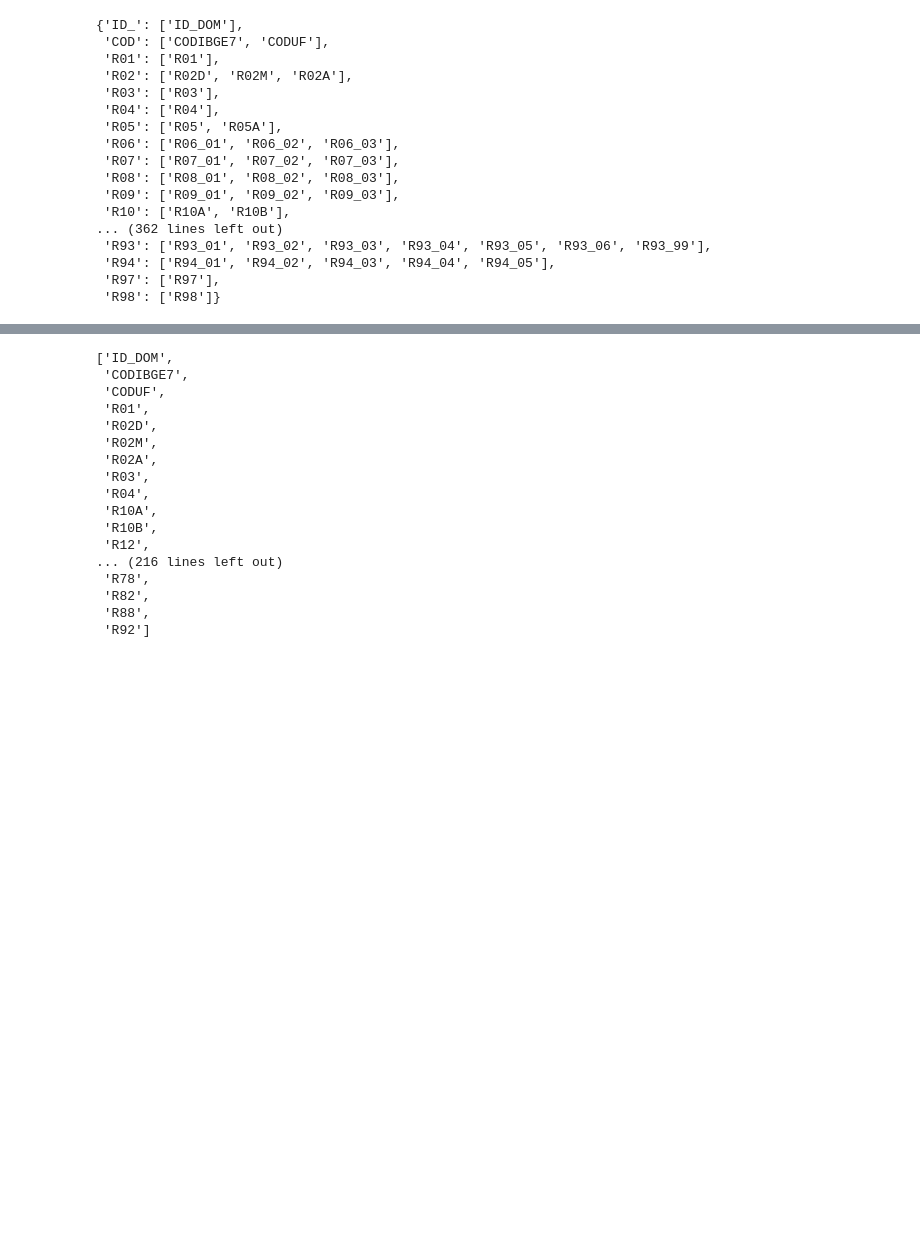
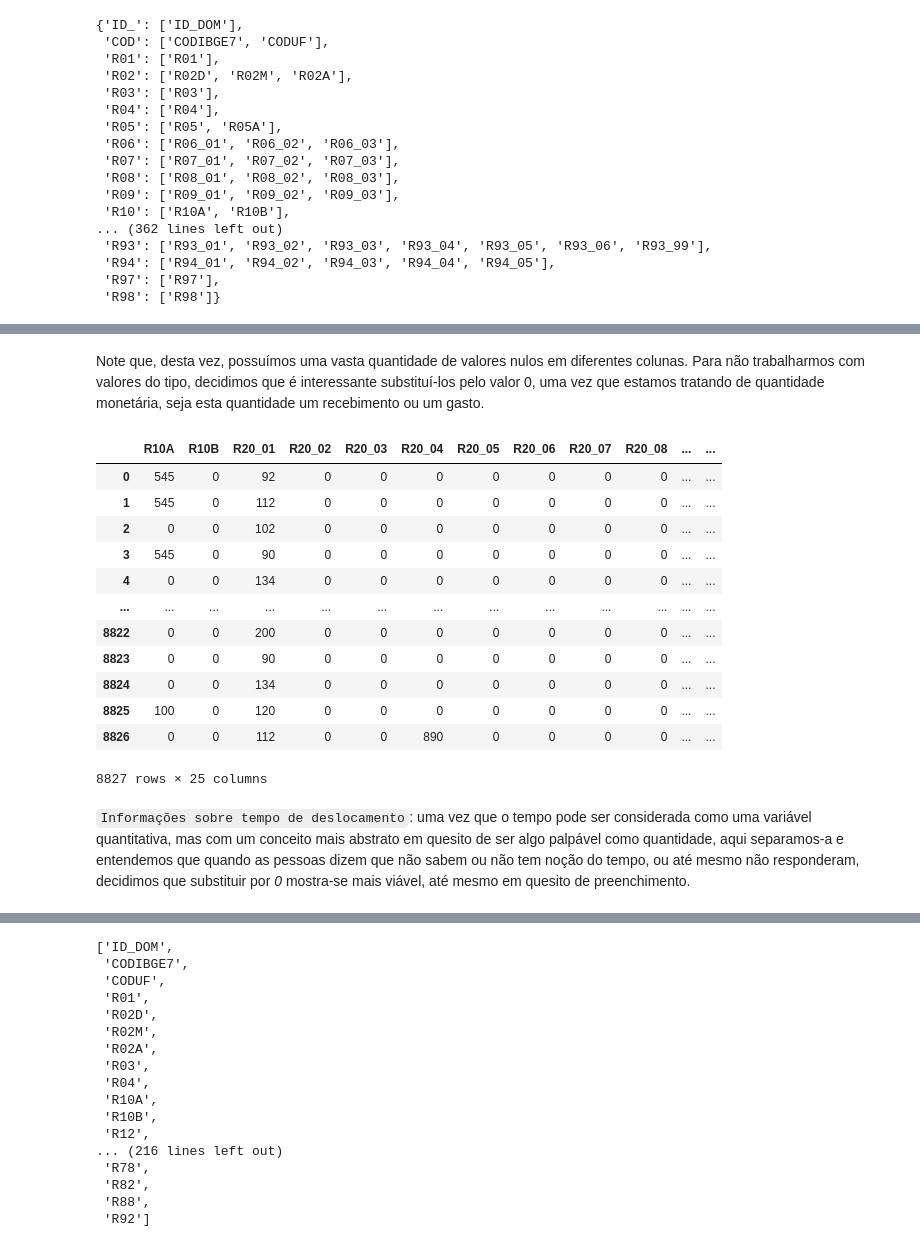
Before and after one commit to insper-classroom/23-1a-cd-p2-anderson_samuel_vinicius, a Jupyter notebook: Relatório.ipynb, the cells around one changed output, grey strips where cells are left out. Saved outputs shown, nothing was run; the diff lists cells and outputs as text; code cells hidden in the pictures; blank space fills up the shorter version.

```diff
--- a/Relatório.ipynb
+++ b/Relatório.ipynb
@@ -130,0 +178,23 @@ col_per_quest
+# %% [markdown]
+Note que, desta vez, possuímos uma vasta quantidade de valores nulos em diferentes colunas. Para não trabalharmos com valores do tipo, decidimos que é interessante substituí-los pelo valor 0, uma vez que estamos tratando de quantidade monetária, seja esta quantidade um recebimento ou um gasto.
+# %%
+for column in list(info_money):
+    info_money.loc[[(not x.isnumeric()) for x in info_money[column]], column] = 0
+
+info_money
+# %% [output]
+|  | R10A | R10B | R20_01 | R20_02 | R20_03 | R20_04 | R20_05 | R20_06 | R20_07 | R20_08 | ... | ... |
+| 0 | 545 | 0 | 92 | 0 | 0 | 0 | 0 | 0 | 0 | 0 | ... | ... |
+| 1 | 545 | 0 | 112 | 0 | 0 | 0 | 0 | 0 | 0 | 0 | ... | ... |
+| 2 | 0 | 0 | 102 | 0 | 0 | 0 | 0 | 0 | 0 | 0 | ... | ... |
+| 3 | 545 | 0 | 90 | 0 | 0 | 0 | 0 | 0 | 0 | 0 | ... | ... |
+| 4 | 0 | 0 | 134 | 0 | 0 | 0 | 0 | 0 | 0 | 0 | ... | ... |
+| ... | ... | ... | ... | ... | ... | ... | ... | ... | ... | ... | ... | ... |
+| 8822 | 0 | 0 | 200 | 0 | 0 | 0 | 0 | 0 | 0 | 0 | ... | ... |
+| 8823 | 0 | 0 | 90 | 0 | 0 | 0 | 0 | 0 | 0 | 0 | ... | ... |
+| 8824 | 0 | 0 | 134 | 0 | 0 | 0 | 0 | 0 | 0 | 0 | ... | ... |
+| 8825 | 100 | 0 | 120 | 0 | 0 | 0 | 0 | 0 | 0 | 0 | ... | ... |
+| 8826 | 0 | 0 | 112 | 0 | 0 | 890 | 0 | 0 | 0 | 0 | ... | ... |
+8827 rows × 25 columns
+# %% [markdown]
+`Informações sobre tempo de deslocamento`: uma vez que o tempo pode ser considerada como uma variável quantitativa, mas com um conceito mais abstrato em quesito de ser algo palpável como quantidade, aqui separamos-a e entendemos que quando as pessoas dizem que não sabem ou não tem noção do tempo, ou até mesmo não responderam, decidimos que substituir por _0_ mostra-se mais viável, até mesmo em quesito de preenchimento.
```
Also changed, not shown: parts of 28 cells of this notebook.
